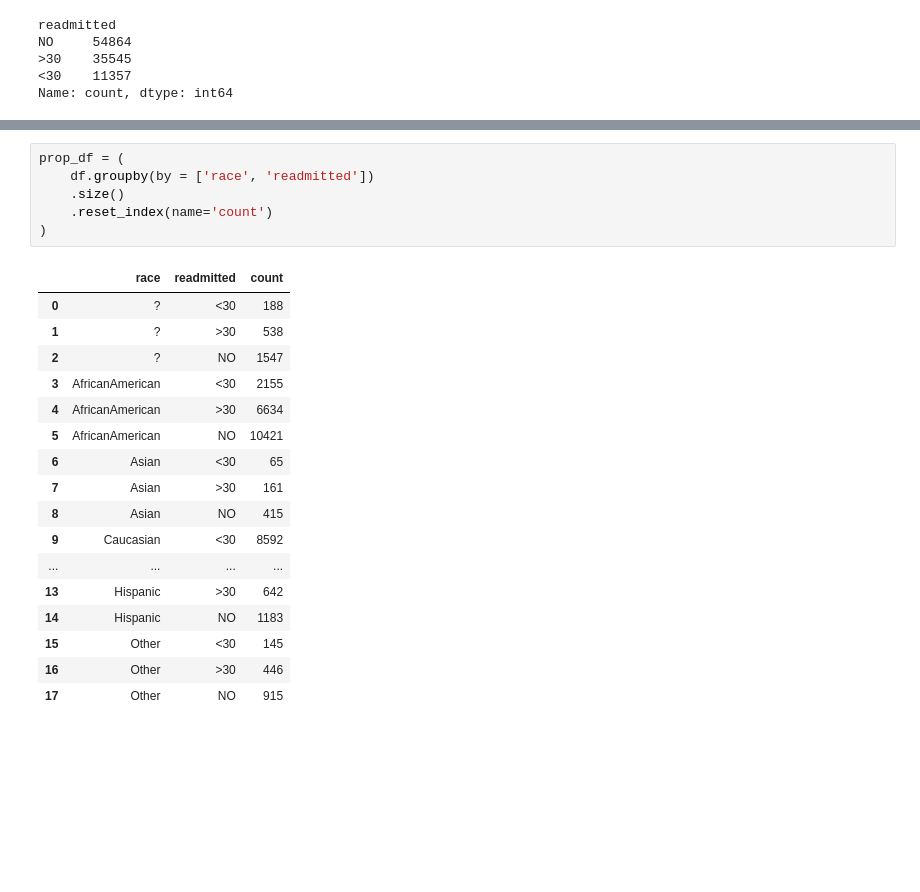
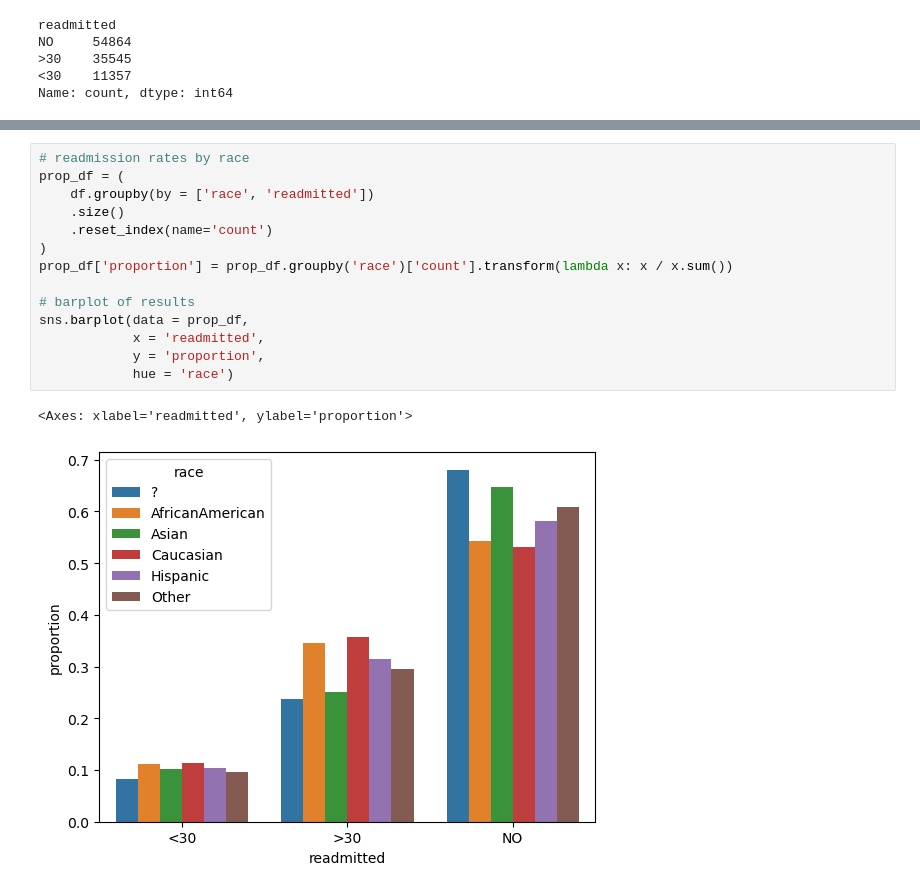
Before and after one commit to tonyinarula/Kaggle-Diabetes, a Jupyter notebook: analysis.ipynb, the cells around one changed output, grey strips where cells are left out. Drawn from its saved outputs; the diff is of its cells as text; blank space fills up the shorter version.

```diff
--- a/analysis.ipynb
+++ b/analysis.ipynb
@@ -128,24 +132,17 @@ df.groupby(by = 'readmitted').agg({'num_lab_procedures': 'mean',
 # %%
+# readmission rates by race
 prop_df = (
     df.groupby(by = ['race', 'readmitted'])
     .size()
     .reset_index(name='count')
 )
+prop_df['proportion'] = prop_df.groupby('race')['count'].transform(lambda x: x / x.sum())
+
+# barplot of results
+sns.barplot(data = prop_df,
+            x = 'readmitted',
+            y = 'proportion',
+            hue = 'race')
 # %% [output]
-|  | race | readmitted | count |
-| 0 | ? | <30 | 188 |
-| 1 | ? | >30 | 538 |
-| 2 | ? | NO | 1547 |
-| 3 | AfricanAmerican | <30 | 2155 |
-| 4 | AfricanAmerican | >30 | 6634 |
-| 5 | AfricanAmerican | NO | 10421 |
-| 6 | Asian | <30 | 65 |
-| 7 | Asian | >30 | 161 |
-| 8 | Asian | NO | 415 |
-| 9 | Caucasian | <30 | 8592 |
-| ... | ... | ... | ... |
-| 13 | Hispanic | >30 | 642 |
-| 14 | Hispanic | NO | 1183 |
-| 15 | Other | <30 | 145 |
-| 16 | Other | >30 | 446 |
-| 17 | Other | NO | 915 |
+<Axes: xlabel='readmitted', ylabel='proportion'>
+[figure, added]
```
Also changed, not shown: parts of 3 cells of this notebook.
